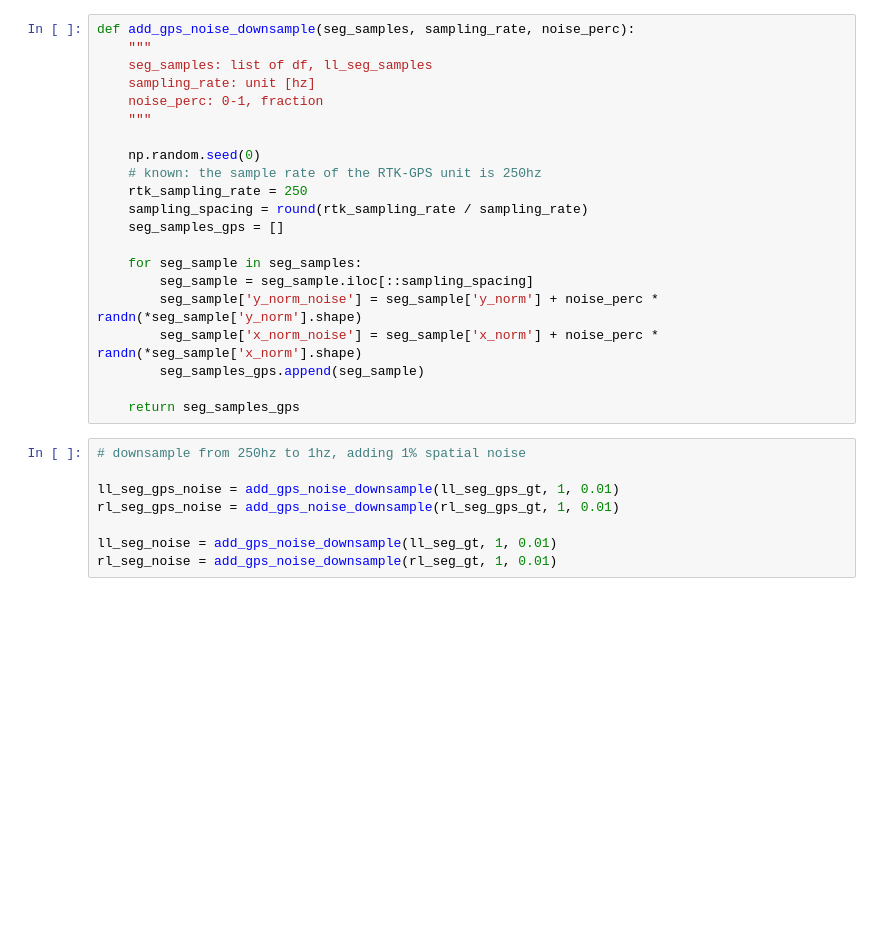
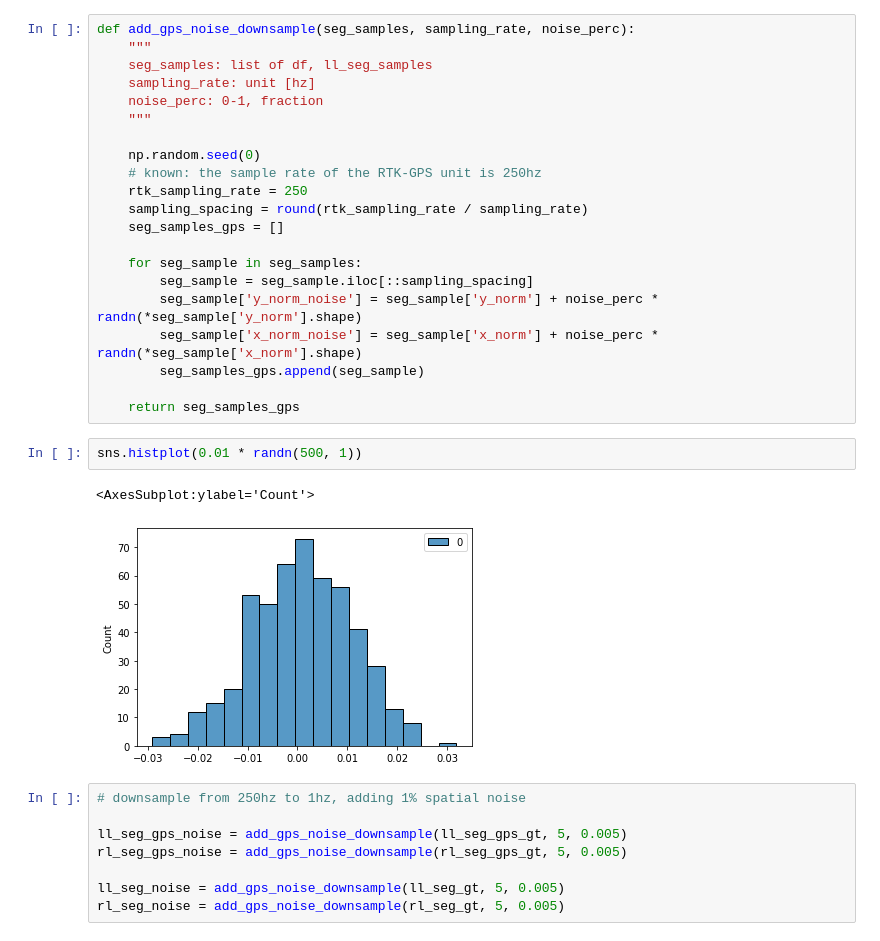
Before and after one commit to jarviskroos7/PATH_vehicle_localization, a Jupyter notebook: code/segment_generation.ipynb, the cells around one changed output. Saved outputs shown, nothing was run; the diff lists cells and outputs as text; blank space fills up the shorter version.

```diff
--- a/code/segment_generation.ipynb
+++ b/code/segment_generation.ipynb
@@ -242,13 +242,18 @@ def add_gps_noise_downsample(seg_samples, sampling_rate, noise_perc):
         seg_samples_gps.append(seg_sample)
 
     return seg_samples_gps
+# %%
+sns.histplot(0.01 * randn(500, 1))
+# %% [output]
+<AxesSubplot:ylabel='Count'>
+[figure, added]
 # %%
 # downsample from 250hz to 1hz, adding 1% spatial noise
 
-ll_seg_gps_noise = add_gps_noise_downsample(ll_seg_gps_gt, 1, 0.01)
-rl_seg_gps_noise = add_gps_noise_downsample(rl_seg_gps_gt, 1, 0.01)
+ll_seg_gps_noise = add_gps_noise_downsample(ll_seg_gps_gt, 5, 0.005)
+rl_seg_gps_noise = add_gps_noise_downsample(rl_seg_gps_gt, 5, 0.005)
 
-ll_seg_noise = add_gps_noise_downsample(ll_seg_gt, 1, 0.01)
-rl_seg_noise = add_gps_noise_downsample(rl_seg_gt, 1, 0.01)
+ll_seg_noise = add_gps_noise_downsample(ll_seg_gt, 5, 0.005)
+rl_seg_noise = add_gps_noise_downsample(rl_seg_gt, 5, 0.005)
 # %%
 # plt.plot(ll.x_norm, ll.y_norm)
```
Also changed, not shown: parts of 8 cells of this notebook, 9 other files.
